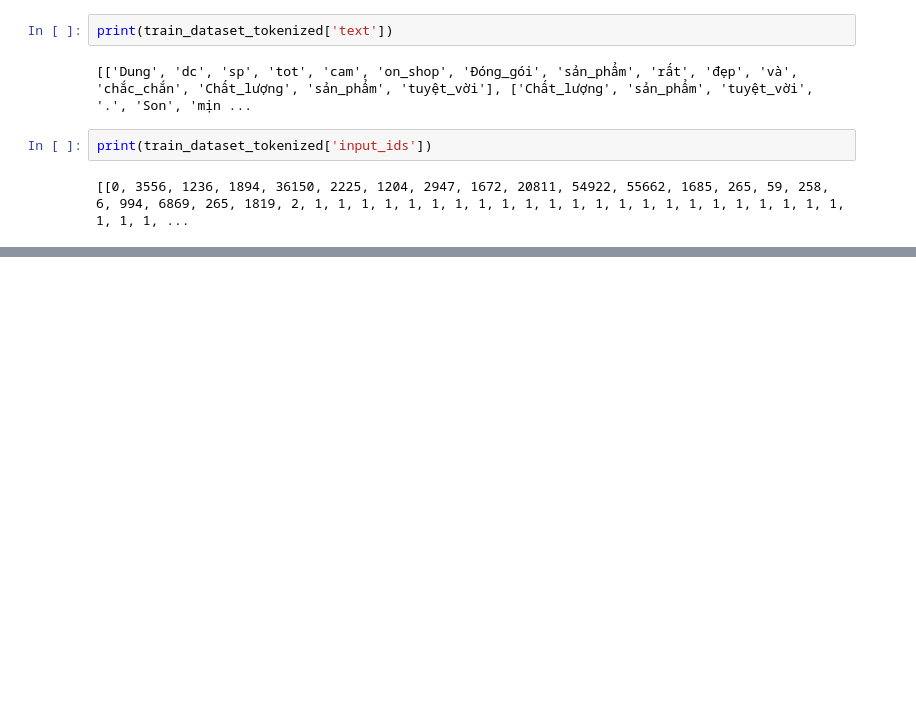
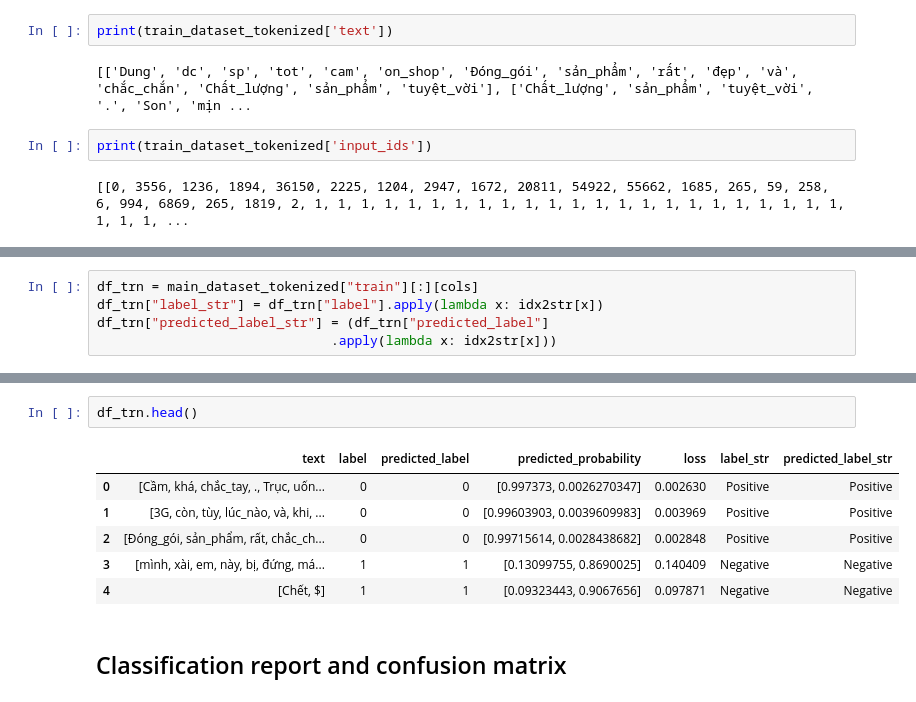
Before and after one commit to anhquan0412/nlp_practice, a Jupyter notebook: teaching_nlp/nlp_classification.ipynb, the cells around one changed output, grey strips where cells are left out. Drawn from its saved outputs; the diff is of its cells as text; blank space fills up the shorter version.

```diff
--- a/teaching_nlp/nlp_classification.ipynb
+++ b/teaching_nlp/nlp_classification.ipynb
@@ -383,0 +678,5 @@ You should probably TRAIN this model on a down-stream task to be able to use it
+# %%
+df_trn = main_dataset_tokenized["train"][:][cols]
+df_trn["label_str"] = df_trn["label"].apply(lambda x: idx2str[x])
+df_trn["predicted_label_str"] = (df_trn["predicted_label"]
+                              .apply(lambda x: idx2str[x]))
@@ -383,0 +696,11 @@ You should probably TRAIN this model on a down-stream task to be able to use it
+# %%
+df_trn.head()
+# %% [output]
+|  | text | label | predicted_label | predicted_probability | loss | label_str | predicted_label_str |
+| 0 | [Cầm, khá, chắc_tay, ., Trục, uốn... | 0 | 0 | [0.997373, 0.0026270347] | 0.002630 | Positive | Positive |
+| 1 | [3G, còn, tùy, lúc_nào, và, khi, ... | 0 | 0 | [0.99603903, 0.0039609983] | 0.003969 | Positive | Positive |
+| 2 | [Đóng_gói, sản_phẩm, rất, chắc_ch... | 0 | 0 | [0.99715614, 0.0028438682] | 0.002848 | Positive | Positive |
+| 3 | [mình, xài, em, này, bị, đứng, má... | 1 | 1 | [0.13099755, 0.8690025] | 0.140409 | Negative | Negative |
+| 4 | [Chết, $] | 1 | 1 | [0.09323443, 0.9067656] | 0.097871 | Negative | Negative |
+# %% [markdown]
+## Classification report and confusion matrix
```
Also changed, not shown: parts of 78 cells of this notebook, 2 other files.
